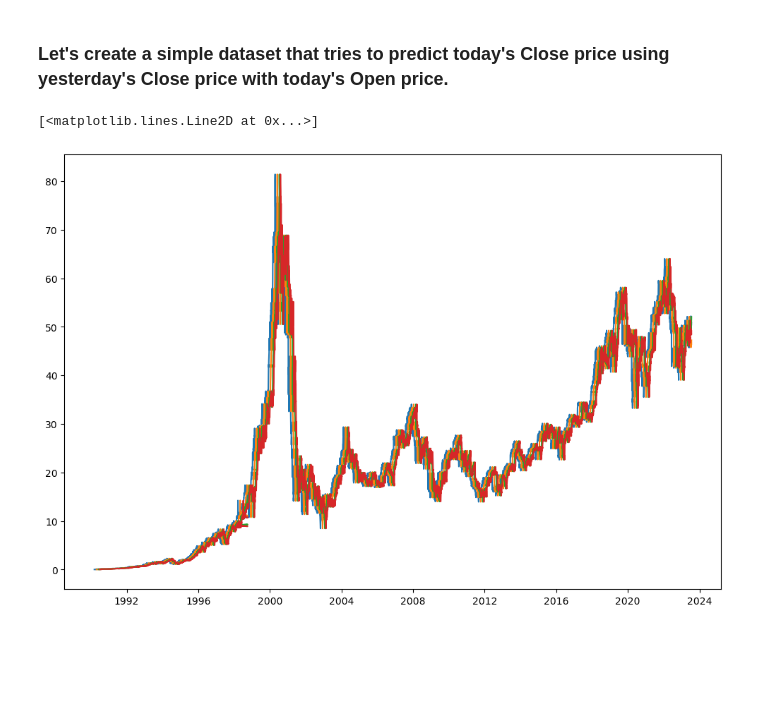
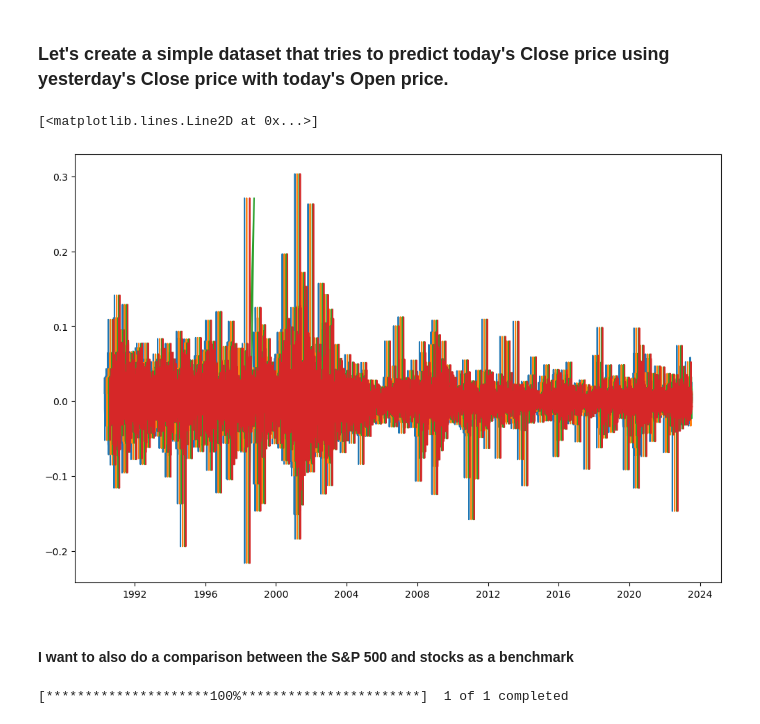
Before and after one commit to chrisJoyceDS/stocks_vs_bonds, a Jupyter notebook: 02_Clean_EDA.ipynb, the cells around one changed output. Drawn from its saved outputs; the diff is of its cells as text; code cells hidden in the pictures; blank space fills up the shorter version.

Commit message:
messing around with comparing stocks to SP500

```diff
--- a/02_Clean_EDA.ipynb
+++ b/02_Clean_EDA.ipynb
@@ -273,10 +273,12 @@ df_pred = pd.concat([
 # %%
 plt.figure(figsize=(12,8))
 
-plt.plot(df_ts[["open"]].shift(15))
-plt.plot(df_ts[["open"]].shift(45))
-plt.plot(df_ts[["open"]].shift(75))
-plt.plot(df_ts[["open"]].shift(90))
+plt.plot(df_ts[["open"]].shift(15).pct_change())
+plt.plot(df_ts[["open"]].shift(45).pct_change())
+plt.plot(df_ts[["open"]].shift(75).pct_change())
+plt.plot(df_ts[["open"]].shift(90).pct_change())
 # %% [output]
 [<matplotlib.lines.Line2D at 0x...>]
-[figure, old version]
+[figure, new version]
+# %% [markdown]
+#### I want to also do a comparison between the S&P 500 and stocks as a benchmark
@@ -282,0 +290,4 @@ plt.plot(df_ts[["open"]].shift(90))
+# %%
+test = web.get_data_yahoo('SPX')
+# %% [output]
+[*********************100%***********************]  1 of 1 completed
```
Also changed, not shown: parts of 4 cells of this notebook.
